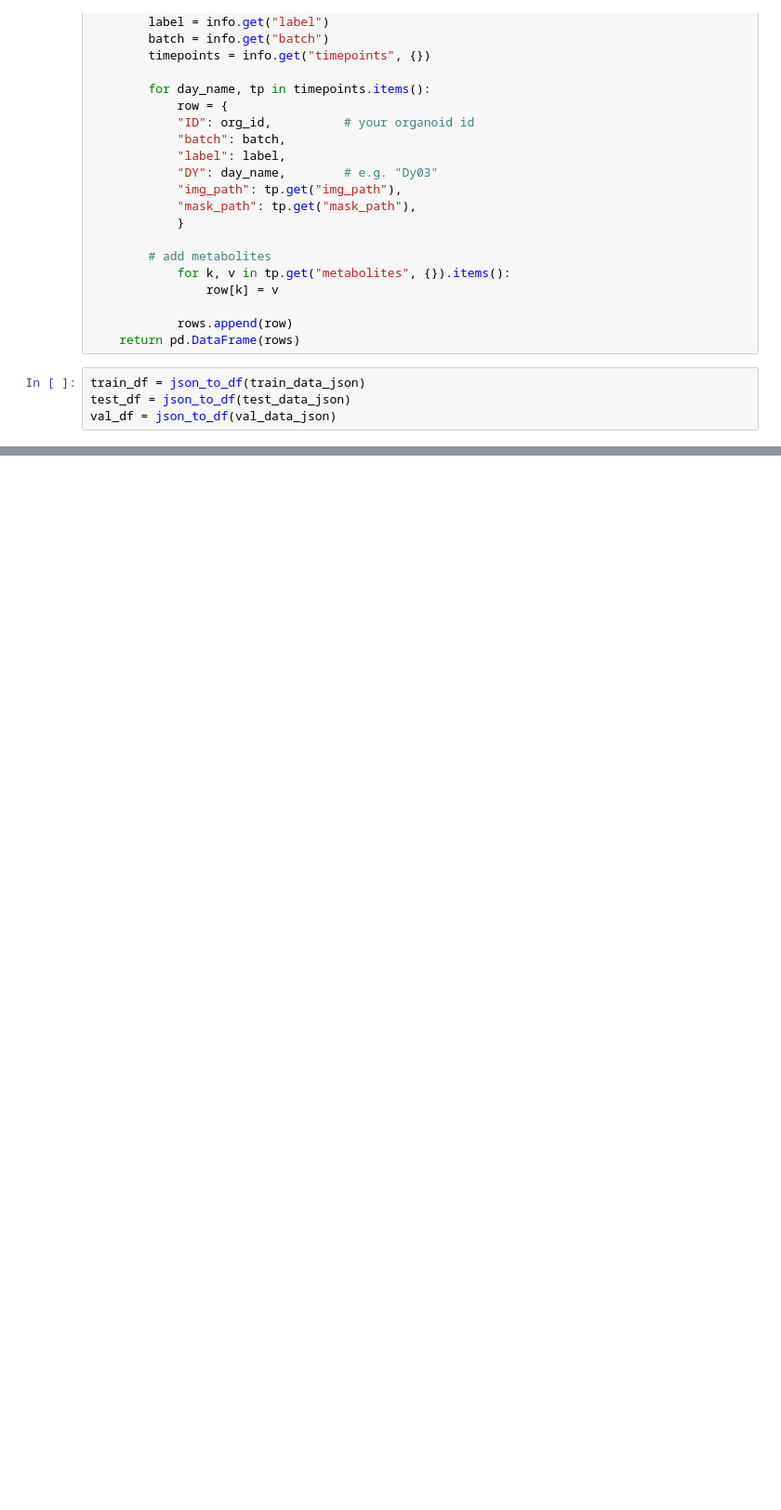
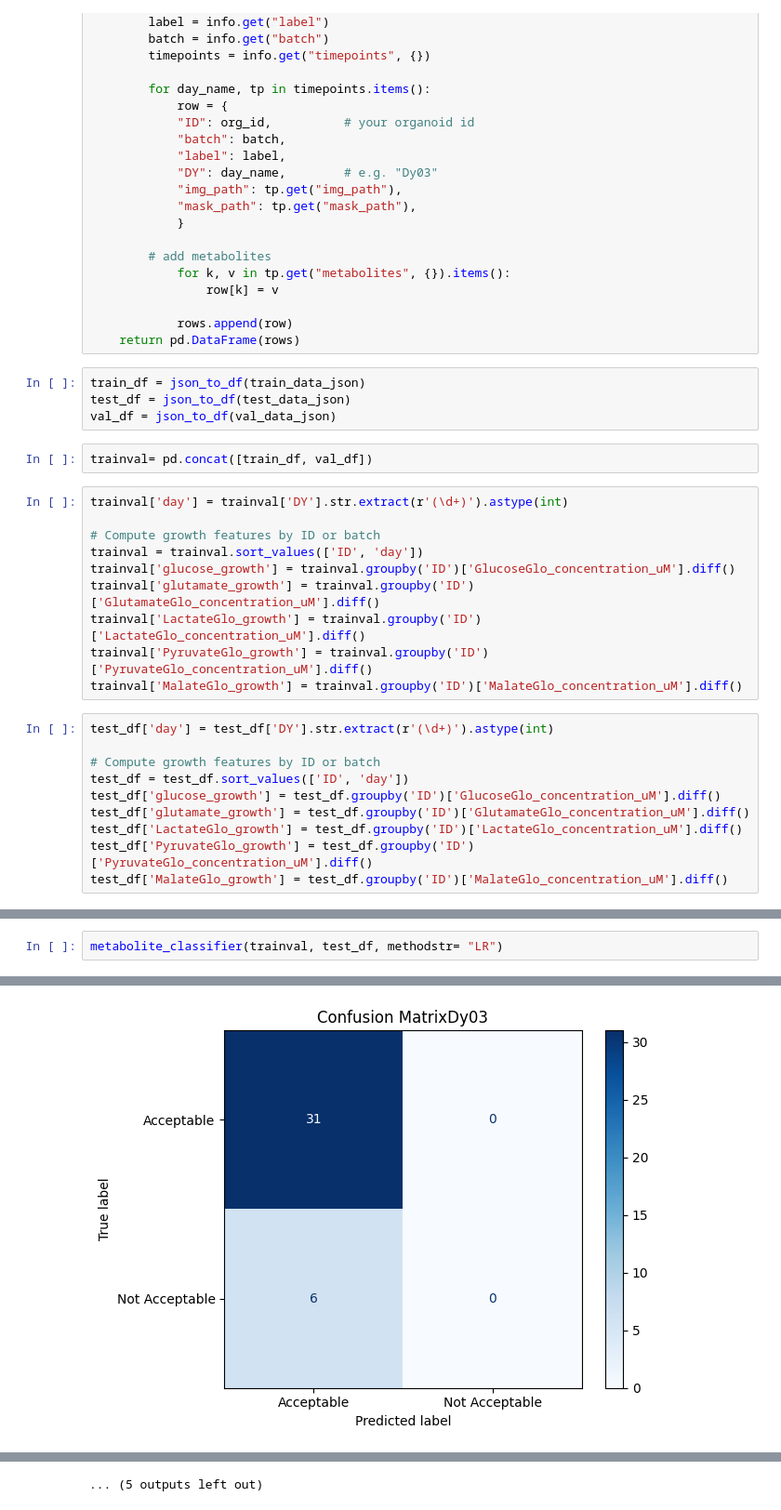
Before and after one commit to dsi-clinic/2025-promega-mini-test, a Jupyter notebook: Meta_classifier_new_split.ipynb, the cells around one changed output, grey strips where cells are left out. Shown at 93% size. Drawn from its saved outputs; the diff is of its cells as text; blank space fills up the shorter version.

Commit message:
Update Meta_classifier_new_split notebook

```diff
--- a/Meta_classifier_new_split.ipynb
+++ b/Meta_classifier_new_split.ipynb
@@ -58,3 +60,25 @@ def json_to_df(json):
 train_df = json_to_df(train_data_json)
 test_df = json_to_df(test_data_json)
 val_df = json_to_df(val_data_json)
+# %%
+trainval= pd.concat([train_df, val_df])
+# %%
+trainval['day'] = trainval['DY'].str.extract(r'(\d+)').astype(int)
+
+# Compute growth features by ID or batch
+trainval = trainval.sort_values(['ID', 'day'])
+trainval['glucose_growth'] = trainval.groupby('ID')['GlucoseGlo_concentration_uM'].diff()
+trainval['glutamate_growth'] = trainval.groupby('ID')['GlutamateGlo_concentration_uM'].diff()
+trainval['LactateGlo_growth'] = trainval.groupby('ID')['LactateGlo_concentration_uM'].diff()
+trainval['PyruvateGlo_growth'] = trainval.groupby('ID')['PyruvateGlo_concentration_uM'].diff()
+trainval['MalateGlo_growth'] = trainval.groupby('ID')['MalateGlo_concentration_uM'].diff()
+# %%
+test_df['day'] = test_df['DY'].str.extract(r'(\d+)').astype(int)
+
+# Compute growth features by ID or batch
+test_df = test_df.sort_values(['ID', 'day'])
+test_df['glucose_growth'] = test_df.groupby('ID')['GlucoseGlo_concentration_uM'].diff()
+test_df['glutamate_growth'] = test_df.groupby('ID')['GlutamateGlo_concentration_uM'].diff()
+test_df['LactateGlo_growth'] = test_df.groupby('ID')['LactateGlo_concentration_uM'].diff()
+test_df['PyruvateGlo_growth'] = test_df.groupby('ID')['PyruvateGlo_concentration_uM'].diff()
+test_df['MalateGlo_growth'] = test_df.groupby('ID')['MalateGlo_concentration_uM'].diff()
@@ -435,0 +659,3 @@ Dy24
+# %%
+metabolite_classifier(trainval, test_df, methodstr= "LR")
+# %% [output]
@@ -435,0 +768 @@ Dy24
+[figure, added]
@@ -435,0 +774 @@ Dy24
+... (5 outputs left out)
```
Also changed, not shown: parts of 13 cells of this notebook, 4 other files.
